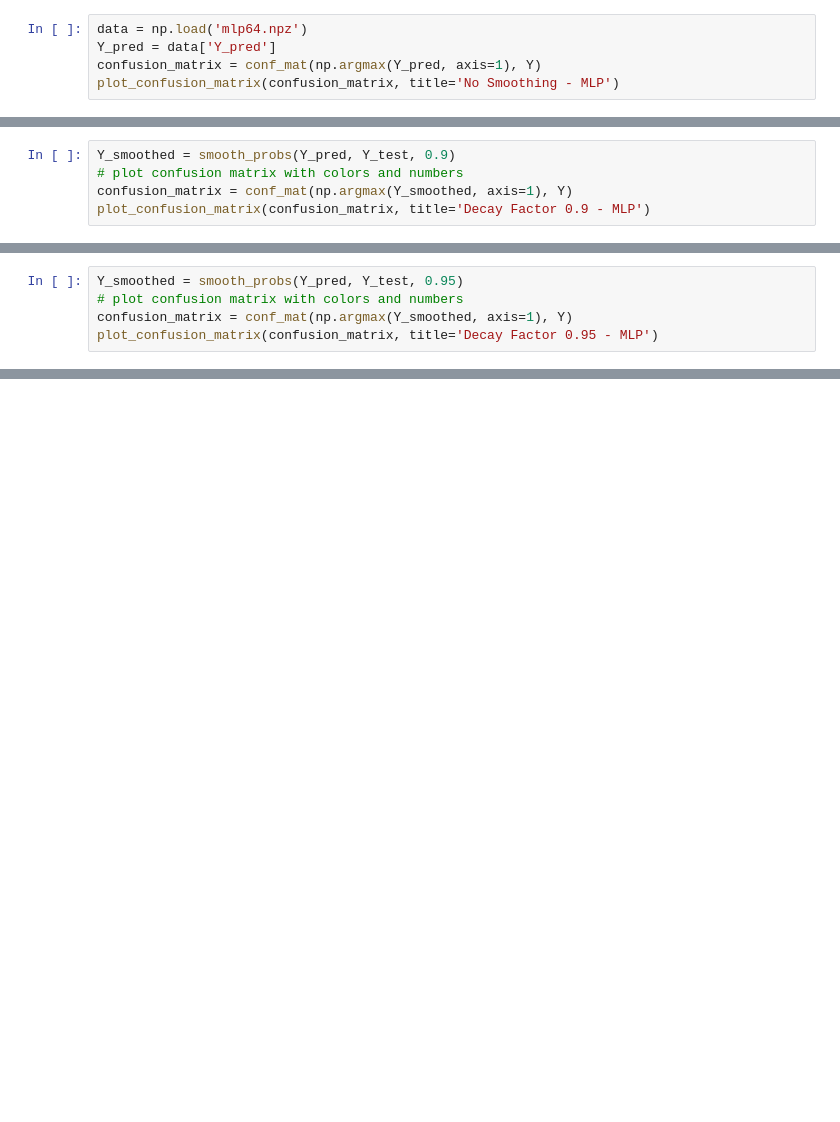
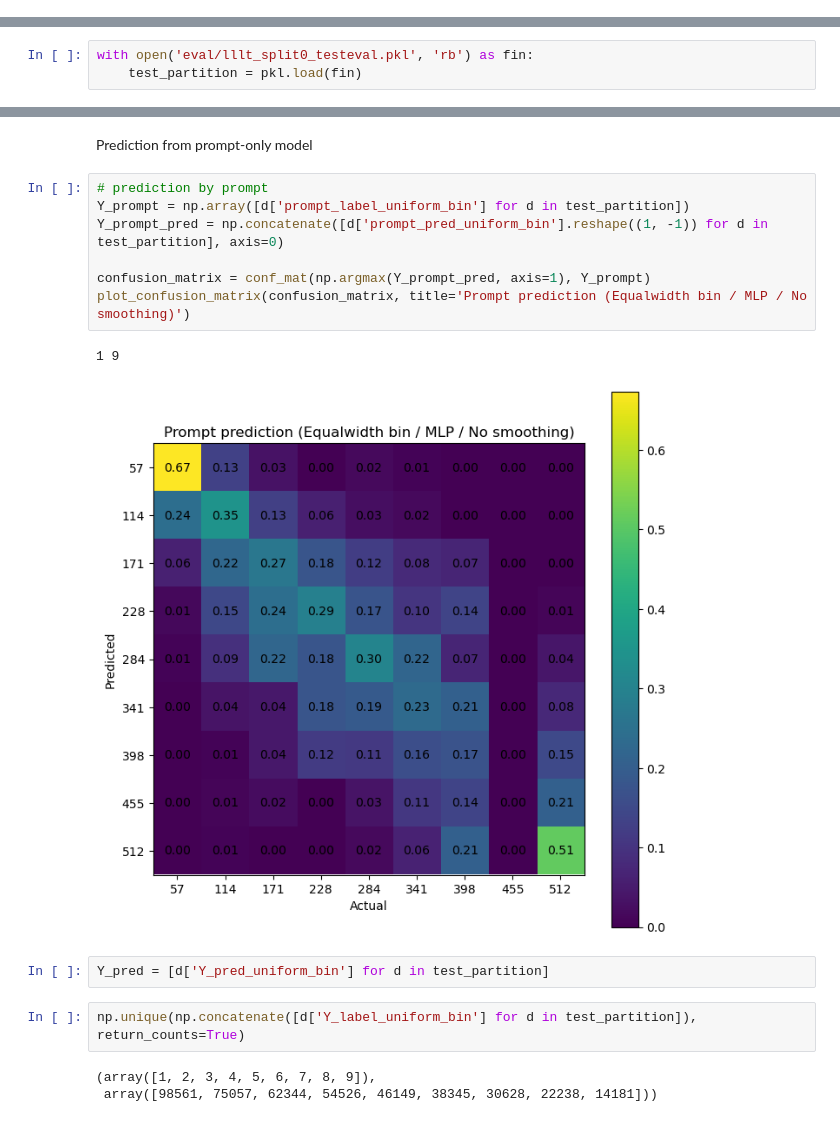
Before and after one commit to weifanjiang/length_prediction, a Jupyter notebook: test_predictor.ipynb, the cells around one changed output, grey strips where cells are left out. Saved outputs shown, nothing was run; the diff lists cells and outputs as text; blank space fills up the shorter version.

```diff
--- a/test_predictor.ipynb
+++ b/test_predictor.ipynb
@@ -87,5 +0,0 @@ plot_confusion_matrix(confusion_matrix, title='Decay Factor 0.95 - Linear')
-# %%
-data = np.load('mlp64.npz')
-Y_pred = data['Y_pred']
-confusion_matrix = conf_mat(np.argmax(Y_pred, axis=1), Y)
-plot_confusion_matrix(confusion_matrix, title='No Smoothing - MLP')
@@ -95,5 +0,0 @@ plot_confusion_matrix(confusion_matrix, title='No Smoothing - MLP')
-# %%
-Y_smoothed = smooth_probs(Y_pred, Y_test, 0.9)
-# plot confusion matrix with colors and numbers
-confusion_matrix = conf_mat(np.argmax(Y_smoothed, axis=1), Y)
-plot_confusion_matrix(confusion_matrix, title='Decay Factor 0.9 - MLP')
@@ -103,5 +0,0 @@ plot_confusion_matrix(confusion_matrix, title='Decay Factor 0.9 - MLP')
-# %%
-Y_smoothed = smooth_probs(Y_pred, Y_test, 0.95)
-# plot confusion matrix with colors and numbers
-confusion_matrix = conf_mat(np.argmax(Y_smoothed, axis=1), Y)
-plot_confusion_matrix(confusion_matrix, title='Decay Factor 0.95 - MLP')
@@ -110,0 +26,3 @@ plot_confusion_matrix(confusion_matrix, title='Decay Factor 0.95 - MLP')
+# %%
+with open('eval/lllt_split0_testeval.pkl', 'rb') as fin:
+    test_partition = pkl.load(fin)
@@ -110,0 +88,19 @@ plot_confusion_matrix(confusion_matrix, title='Decay Factor 0.95 - MLP')
+# %% [markdown]
+Prediction from prompt-only model
+# %%
+# prediction by prompt
+Y_prompt = np.array([d['prompt_label_uniform_bin'] for d in test_partition])
+Y_prompt_pred = np.concatenate([d['prompt_pred_uniform_bin'].reshape((1, -1)) for d in test_partition], axis=0)
+
+confusion_matrix = conf_mat(np.argmax(Y_prompt_pred, axis=1), Y_prompt)
+plot_confusion_matrix(confusion_matrix, title='Prompt prediction (Equalwidth bin / MLP / No smoothing)')
+# %% [output]
+1 9
+[figure, added]
+# %%
+Y_pred = [d['Y_pred_uniform_bin'] for d in test_partition]
+# %%
+np.unique(np.concatenate([d['Y_label_uniform_bin'] for d in test_partition]), return_counts=True)
+# %% [output]
+(array([1, 2, 3, 4, 5, 6, 7, 8, 9]),
+ array([98561, 75057, 62344, 54526, 46149, 38345, 30628, 22238, 14181]))
```
Also changed, not shown: parts of 40 cells of this notebook, 9 other files.
